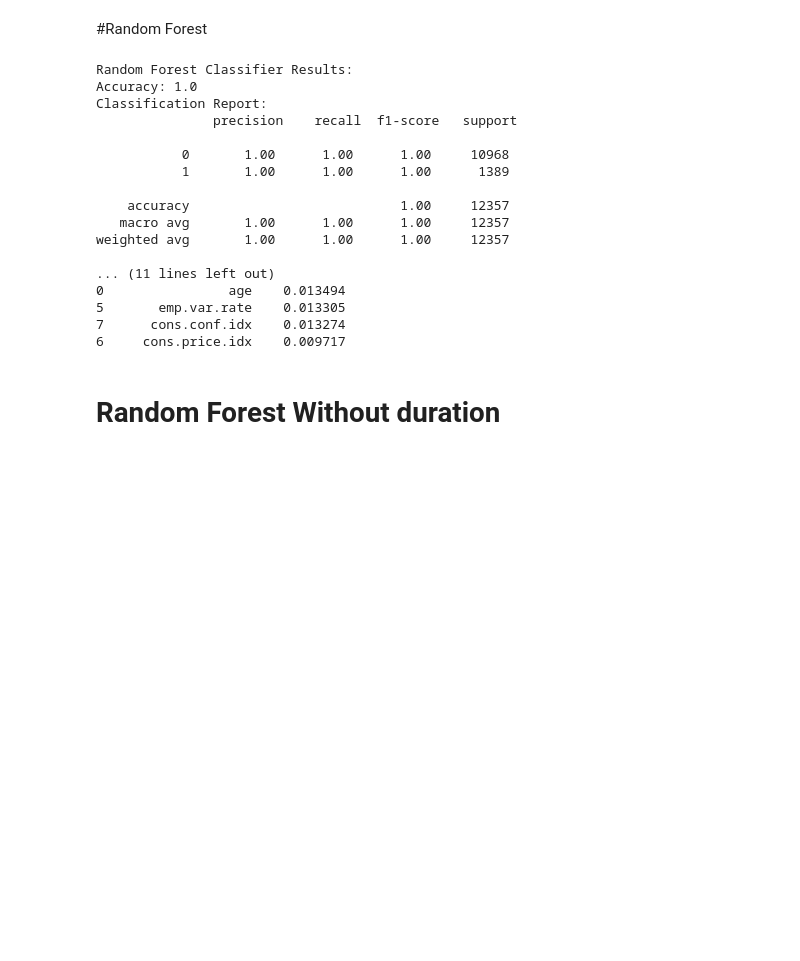
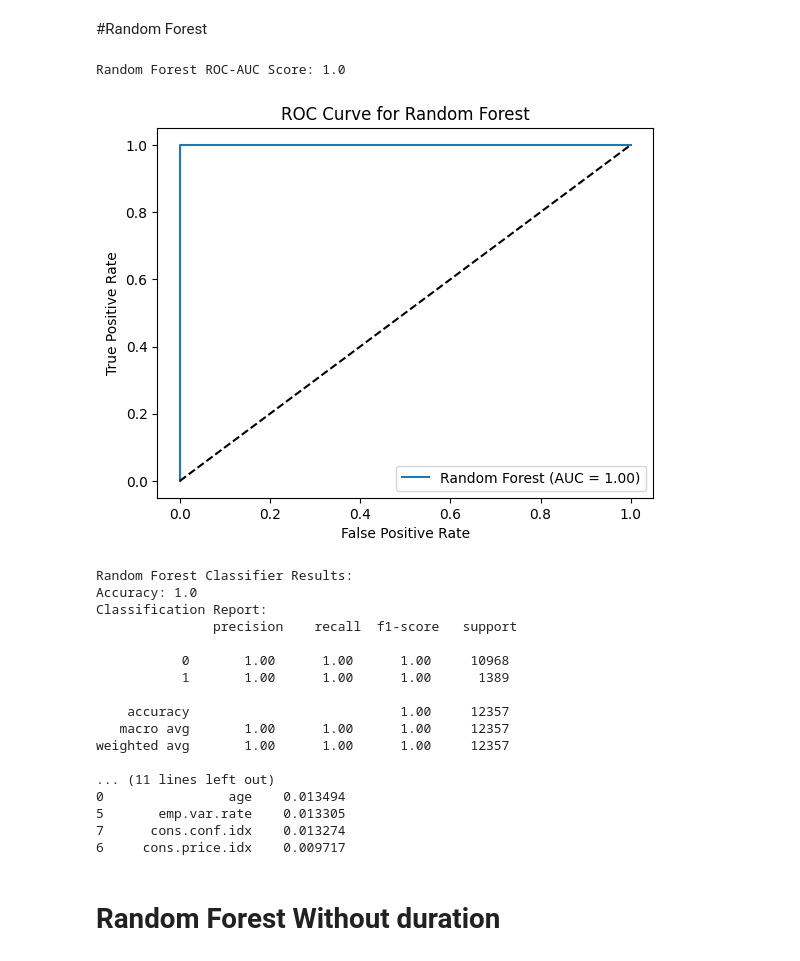
Before and after one commit to Jannahan/CM2604-ML-Coursework, a Jupyter notebook: 2409089_ML.ipynb, the cells around one changed output. Saved outputs shown, nothing was run; the diff lists cells and outputs as text; code cells hidden in the pictures; blank space fills up the shorter version.

```diff
--- a/2409089_ML.ipynb
+++ b/2409089_ML.ipynb
@@ -100,48 +101,65 @@ Training and testing data split completed.
 # %%
 # Initialize and train Random Forest Classifier
 # Using 100 estimators to ensure robust decision-making.
 # Random state is set for reproducibility of results.
 rf_model = RandomForestClassifier(n_estimators=100, random_state=42)
 rf_model.fit(X_train, y_train)
 
 # Make predictions
 y_pred = rf_model.predict(X_test)
+
+# Calculate ROC-AUC for Random Forest
+rf_auc = roc_auc_score(y_test, rf_model.predict_proba(X_test)[:, 1])
+print("Random Forest ROC-AUC Score:", rf_auc)
+
+# Plot the ROC curve
+fpr, tpr, thresholds = roc_curve(y_test, rf_model.predict_proba(X_test)[:, 1])
+plt.figure()
+plt.plot(fpr, tpr, label=f"Random Forest (AUC = {rf_auc:.2f})")
+plt.plot([0, 1], [0, 1], 'k--')  # Diagonal line
+plt.xlabel('False Positive Rate')
+plt.ylabel('True Positive Rate')
+plt.title('ROC Curve for Random Forest')
+plt.legend(loc="lower right")
+plt.show()
 
 # Evaluate Random Forest
 print("Random Forest Classifier Results:")
 print("Accuracy:", accuracy_score(y_test, y_pred))
 print("Classification Report:\n", classification_report(y_test, y_pred))
 print("Confusion Matrix:\n", confusion_matrix(y_test, y_pred))
 
 # Feature importance
 importances = rf_model.feature_importances_
 feature_names = X_train.columns
 
 # Display top 10 important features
 importances_df = pd.DataFrame({
     'Feature': feature_names,
     'Importance': importances
 }).sort_values(by='Importance', ascending=False)
 print("Top 10 Important Features:")
 print(importances_df.head(10))
 # %% [output]
-Random Forest Classifier Results:
-Accuracy: 1.0
-Classification Report:
-               precision    recall  f1-score   support
-
-           0       1.00      1.00      1.00     10968
-           1       1.00      1.00      1.00      1389
-
-    accuracy                           1.00     12357
-   macro avg       1.00      1.00      1.00     12357
-weighted avg       1.00      1.00      1.00     12357
-
-... (11 lines left out)
-0                age    0.013494
-5       emp.var.rate    0.013305
-7      cons.conf.idx    0.013274
-6     cons.price.idx    0.009717
+Random Forest ROC-AUC Score: 1.0
+[figure, added]
+Random Forest Classifier Results:
+Accuracy: 1.0
+Classification Report:
+               precision    recall  f1-score   support
+
+           0       1.00      1.00      1.00     10968
+           1       1.00      1.00      1.00      1389
+
+    accuracy                           1.00     12357
+   macro avg       1.00      1.00      1.00     12357
+weighted avg       1.00      1.00      1.00     12357
+
+... (11 lines left out)
+0                age    0.013494
+5       emp.var.rate    0.013305
+7      cons.conf.idx    0.013274
+6     cons.price.idx    0.009717
 # %% [markdown]
 # Random Forest Without duration
 # %%
```
Also changed, not shown: parts of 3 cells of this notebook.
